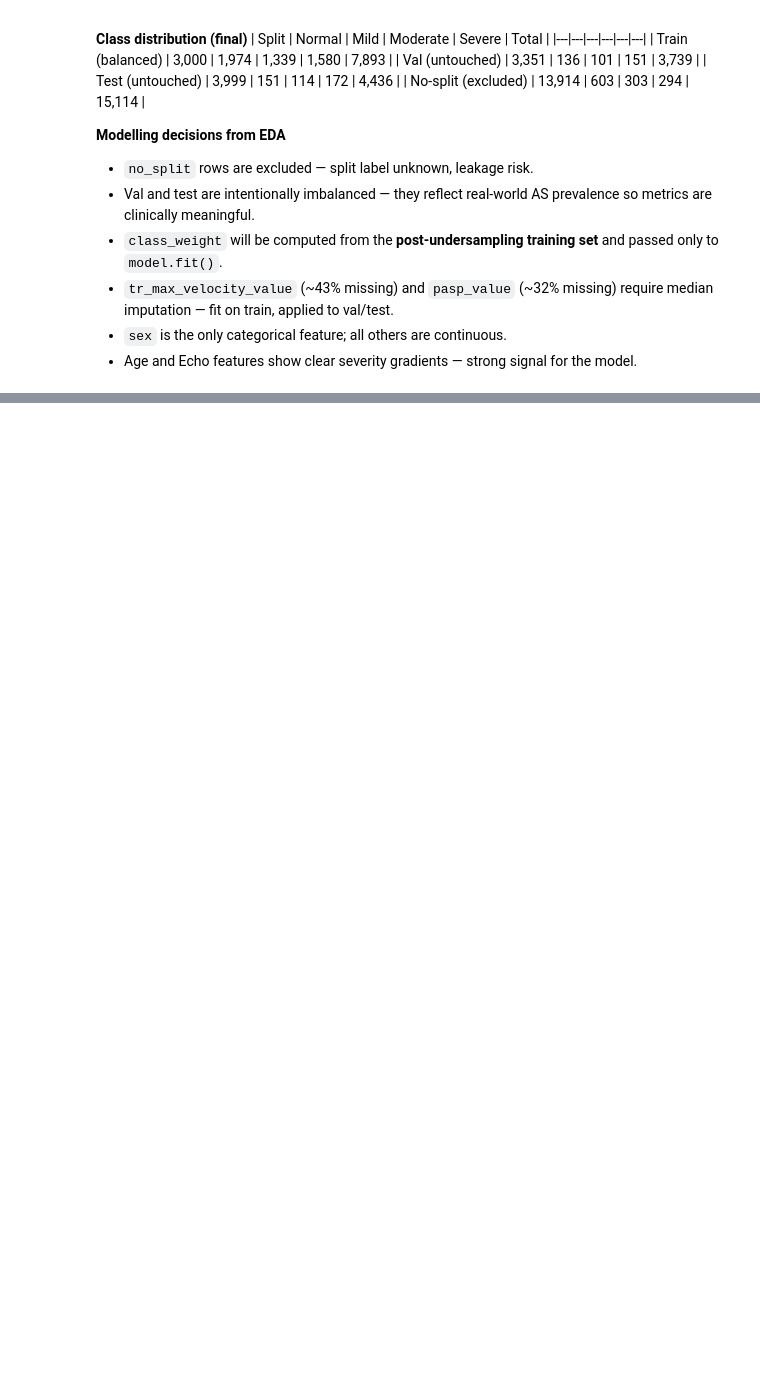
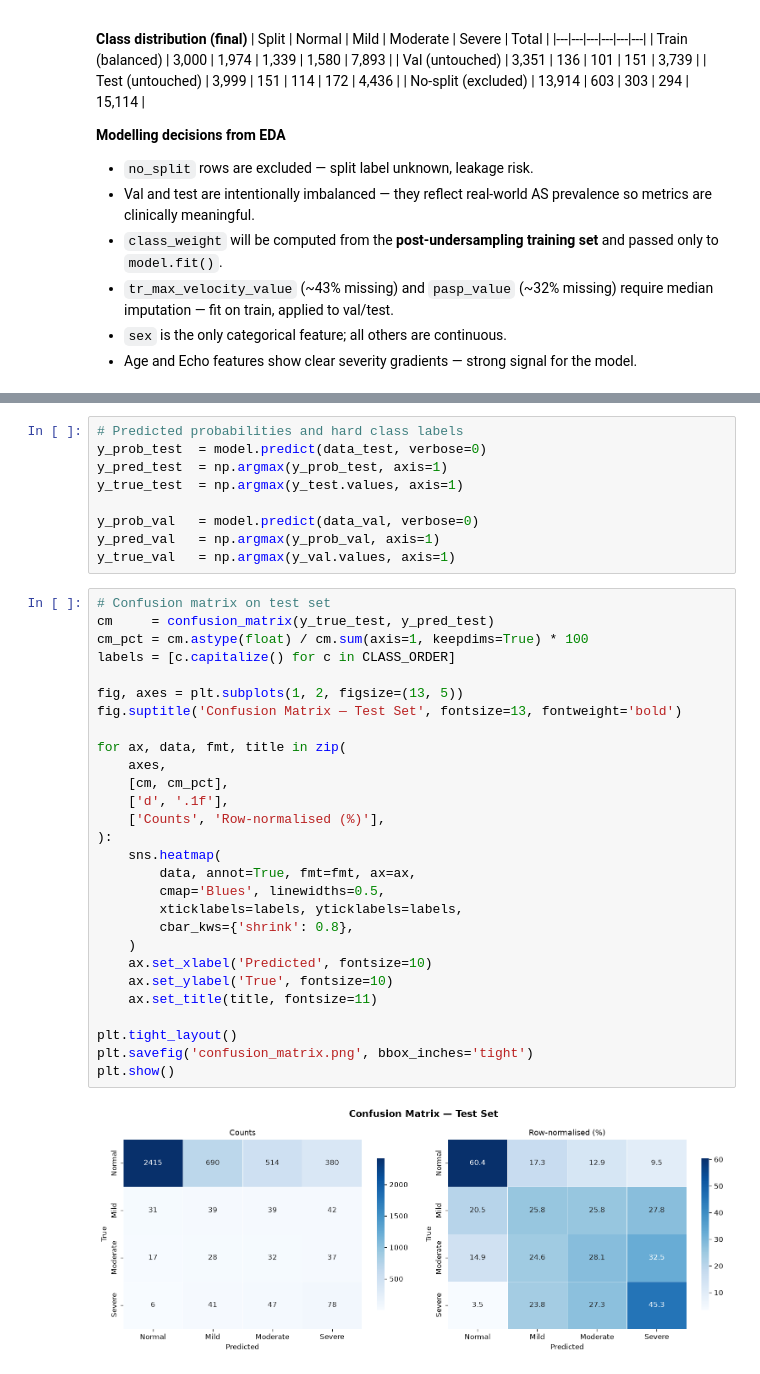
Before and after one commit to zannujulius/ecg-echo-ft-transformer, a Jupyter notebook: model.ipynb, the cells around one changed output, grey strips where cells are left out. Saved outputs shown, nothing was run; the diff lists cells and outputs as text; blank space fills up the shorter version.

```diff
--- a/model.ipynb
+++ b/model.ipynb
@@ -572,0 +959,39 @@ Key observations carried forward into modelling:
+# %%
+# Predicted probabilities and hard class labels
+y_prob_test  = model.predict(data_test, verbose=0)
+y_pred_test  = np.argmax(y_prob_test, axis=1)
+y_true_test  = np.argmax(y_test.values, axis=1)
+
+y_prob_val   = model.predict(data_val, verbose=0)
+y_pred_val   = np.argmax(y_prob_val, axis=1)
+y_true_val   = np.argmax(y_val.values, axis=1)
+# %%
+# Confusion matrix on test set
+cm     = confusion_matrix(y_true_test, y_pred_test)
+cm_pct = cm.astype(float) / cm.sum(axis=1, keepdims=True) * 100
+labels = [c.capitalize() for c in CLASS_ORDER]
+
+fig, axes = plt.subplots(1, 2, figsize=(13, 5))
+fig.suptitle('Confusion Matrix — Test Set', fontsize=13, fontweight='bold')
+
+for ax, data, fmt, title in zip(
+    axes,
+    [cm, cm_pct],
+    ['d', '.1f'],
+    ['Counts', 'Row-normalised (%)'],
+):
+    sns.heatmap(
+        data, annot=True, fmt=fmt, ax=ax,
+        cmap='Blues', linewidths=0.5,
+        xticklabels=labels, yticklabels=labels,
+        cbar_kws={'shrink': 0.8},
+    )
+    ax.set_xlabel('Predicted', fontsize=10)
+    ax.set_ylabel('True', fontsize=10)
+    ax.set_title(title, fontsize=11)
+
+plt.tight_layout()
+plt.savefig('confusion_matrix.png', bbox_inches='tight')
+plt.show()
+# %% [output]
+[figure, added]
```
Also changed, not shown: parts of 21 cells of this notebook, 4 other files.
